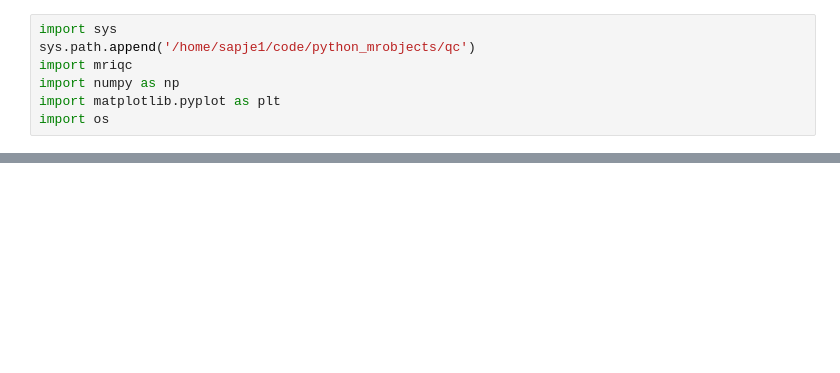
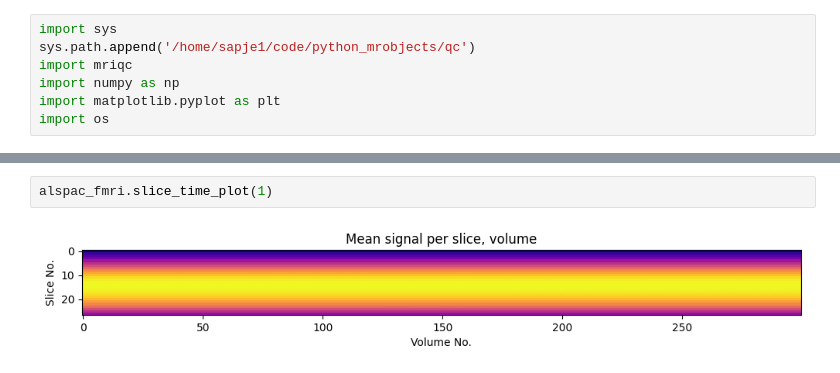
Before and after one commit to cjohnevans/MriQc, a Jupyter notebook: qc/fmriqc_htmltest.ipynb, the cells around one changed output, grey strips where cells are left out. Drawn from its saved outputs; the diff is of its cells as text; blank space fills up the shorter version.

```diff
--- a/qc/fmriqc_htmltest.ipynb
+++ b/qc/fmriqc_htmltest.ipynb
@@ -31,0 +25,4 @@ plt.plot(sfnrhist[0], sfnrhist[1][0:-1])
+# %%
+alspac_fmri.slice_time_plot(1)
+# %% [output]
+[figure, added]
```
Also changed, not shown: parts of 6 cells of this notebook, 1 other file.
